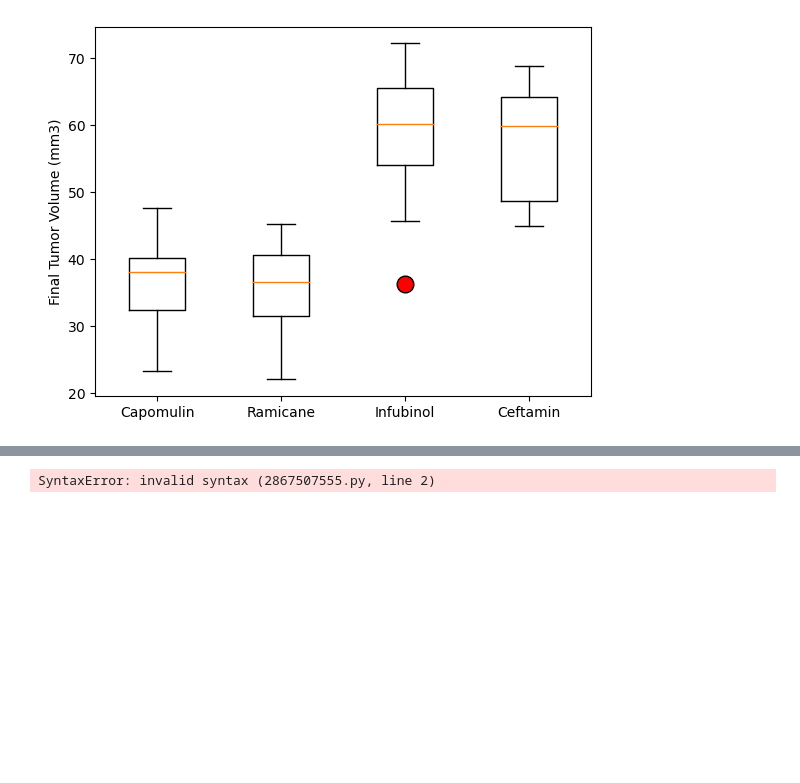
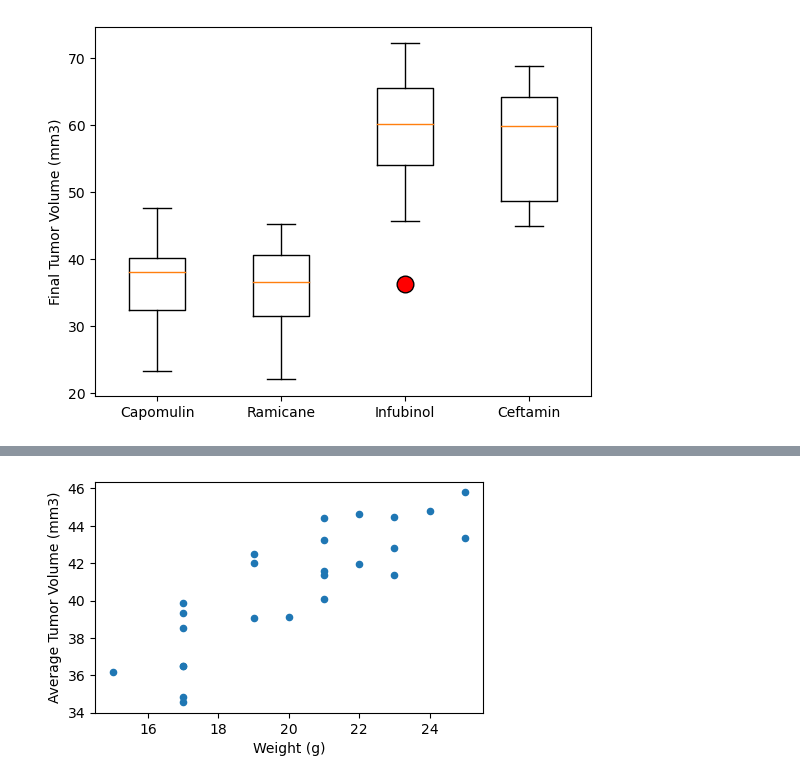
Before and after one commit to bec-n/matplotlib-challenge, a Jupyter notebook: Pymaceuticals.ipynb, the cells around one changed output, grey strips where cells are left out. Drawn from its saved outputs; the diff is of its cells as text; code cells hidden in the pictures; blank space fills up the shorter version.

```diff
--- a/Pymaceuticals.ipynb
+++ b/Pymaceuticals.ipynb
@@ -283,5 +284,11 @@ plt.show()
-# %%
-# Generate a scatter plot of average tumor volume vs. mouse weight for the Capomulin regimen
-average_tumour_vol = capomulin_mice_df.groupby("Timepoint").mean()
-# %% [output]
-SyntaxError: invalid syntax (2867507555.py, line 2)
+# %%
+# Generate a scatter plot of average tumor volume vs. mouse weight for the Capomulin regimen
+avg_tumor = capomulin_mice_df.groupby(["Mouse ID"])["Tumor Volume (mm3)"].mean()
+avg_tumor_df = pd.merge(avg_tumor, capomulin_mice_df[["Mouse ID", "Weight (g)"]].drop_duplicates(), on="Mouse ID")
+avg_tumor_df = avg_tumor_df.reset_index(drop=True)
+
+avg_tumor_df.plot(kind="scatter", x="Weight (g)", y="Tumor Volume (mm3)", figsize=(5,3))
+plt.ylabel("Average Tumor Volume (mm3)")
+plt.show()
+# %% [output]
+[figure, added]
```
Also changed, not shown: parts of 4 cells of this notebook.
